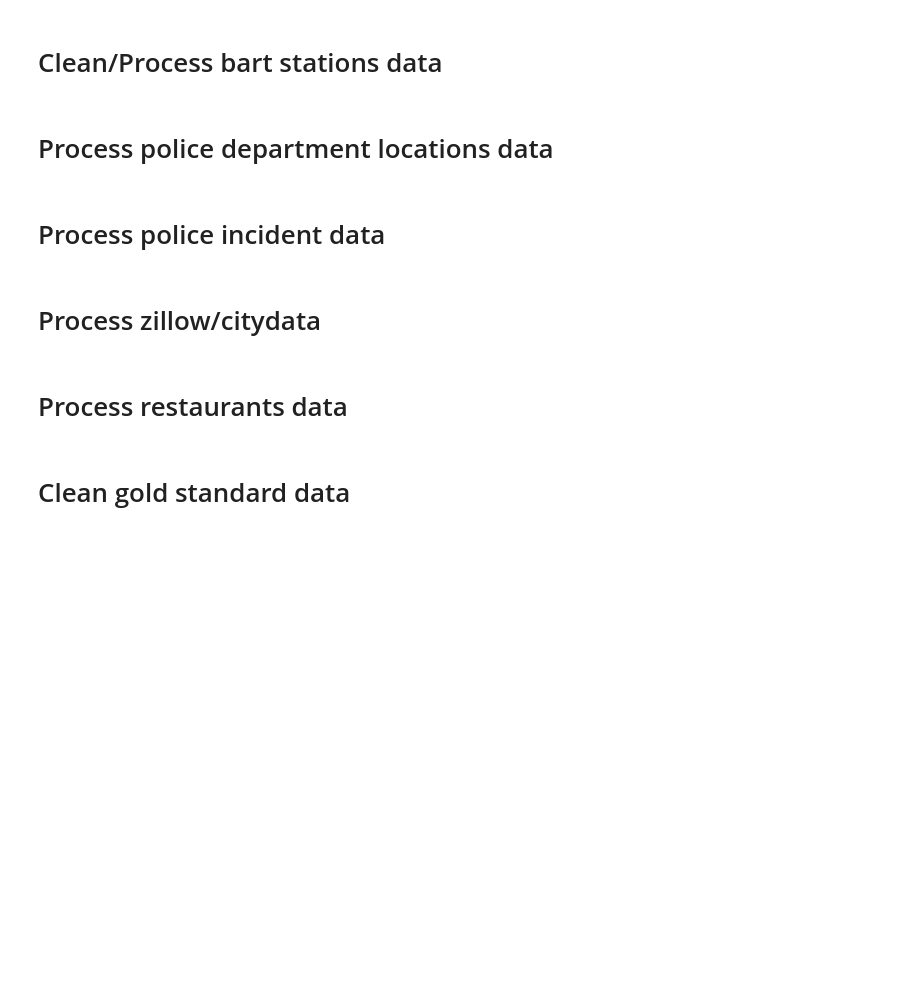
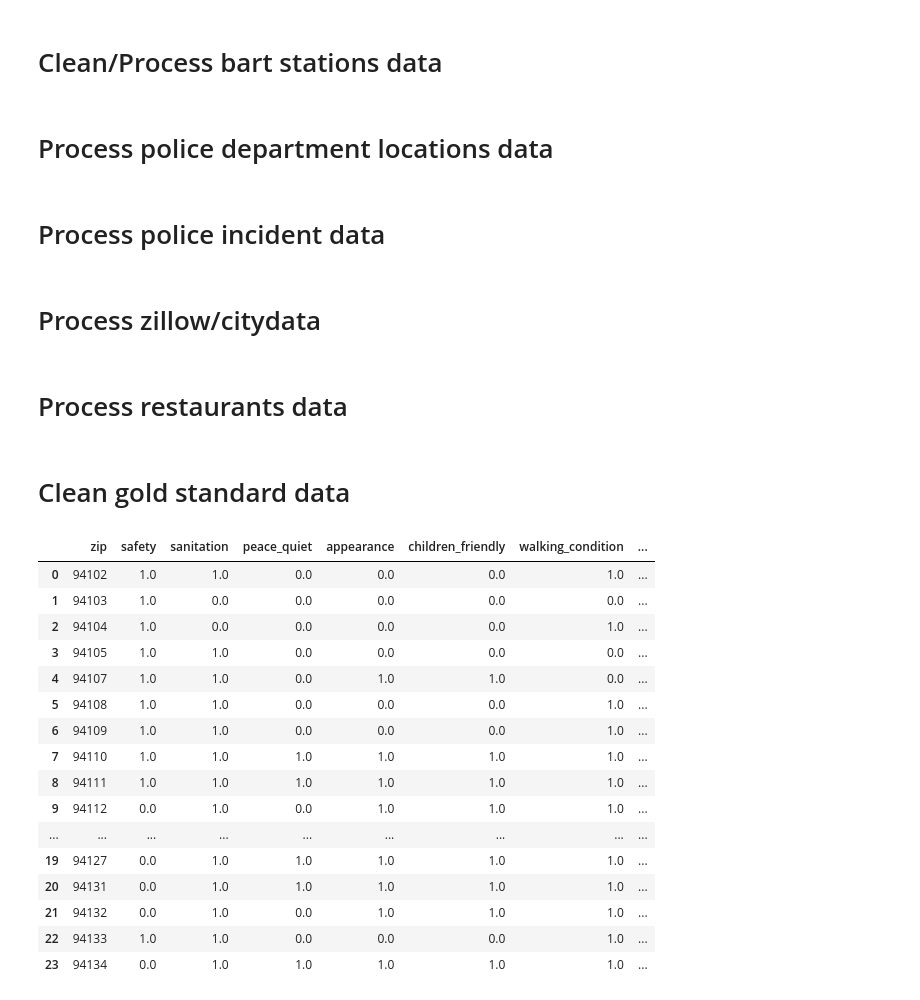
Before and after one commit to cmchu/SFpal, a Jupyter notebook: development/Clean_Process_data.ipynb, the cells around one changed output. Saved outputs shown, nothing was run; the diff lists cells and outputs as text; code cells hidden in the pictures; blank space fills up the shorter version.

Commit message:
updated cleaning process of the gold standard data

```diff
--- a/development/Clean_Process_data.ipynb
+++ b/development/Clean_Process_data.ipynb
@@ -146,7 +146,7 @@ gold_standard["lat_long"] = gold_standard[["lat", "lon"]].apply(lambda x: str(tu
 # add zip code field to GOLD STANDARD using spatial join
 gold_standard = spatial_join_zipcode(gold_standard, communities)
 gold_standard["zip"] = gold_standard["zip"].astype(np.int64)
-gold_standard = gold_standard.drop(["location", "lat", "lon", "lat_long", "geometry", "area", "length", "po_name", "state", "safety", "restaurants"], axis=1)
+gold_standard = gold_standard.drop(["location", "lat", "lon", "lat_long", "geometry", "area", "length", "po_name", "state", "greenery", "safety", "restaurants"], axis=1)
 # %%
 gold_standard = gold_standard.groupby(["zip"], as_index=False).mean()
 # %%
@@ -160,8 +160,8 @@ gold_standard["appearance"][gold_standard["appearance"] <= .5] = 0
 gold_standard["appearance"][gold_standard["appearance"] > .5] = 1
 gold_standard["children_friendly"][gold_standard["children_friendly"] <= .5] = 0
 gold_standard["children_friendly"][gold_standard["children_friendly"] > .5] = 1
-gold_standard["greenery"][gold_standard["greenery"] < .5] = 0
-gold_standard["greenery"][gold_standard["greenery"] >= .5] = 1
+# gold_standard["greenery"][gold_standard["greenery"] < .5] = 0
+# gold_standard["greenery"][gold_standard["greenery"] >= .5] = 1
 gold_standard["walking_condition"][gold_standard["walking_condition"] <= .5] = 0
 gold_standard["walking_condition"][gold_standard["walking_condition"] > .5] = 1
 # gold_standard["restaurants"][gold_standard["restaurants"] <= .4] = 0
@@ -230,12 +230,35 @@ temp["zip"] = temp["zip"].astype(np.int64)
 gold_standard = gold_standard.merge(temp, on="zip", how="left")
 
 # adding zillow_citydata - binary
-temp = zillow_citydata.groupby(["zip"], as_index=False).mean()[["zip", "ZRent"]].rename(columns={'ZRent':'avg_rent'})
+zillow_citydata["avg_rent"] = zillow_citydata["ZRent"]/zillow_citydata["sqft"]*450
+temp = zillow_citydata.groupby(["zip"], as_index=False).mean()[["zip", "avg_rent"]]
 gold_standard = gold_standard.merge(temp, on="zip", how="left")
 
 # set all NaN values to 0
 gold_standard = gold_standard.fillna(0)
 # %%
 gold_standard["similarity"] = 0
-gold_standard[["zip", "safety"]+[colname for colname in gold_standard.columns if colname not in ["zip", "safety"]]]
+gold_standard = gold_standard[["zip","safety","sanitation","peace_quiet","appearance","children_friendly",
+                              "walking_condition","restaurants","coffee","nightlife","dog_friendly",
+                               "construction","parks","schools","bart_stations","avg_rent","similarity"]]
 gold_standard.to_csv('../data/clean_data/gold_standard.csv', index=False)
+# %%
+gold_standard
+# %% [output]
+|  | zip | safety | sanitation | peace_quiet | appearance | children_friendly | walking_condition | ... |
+| 0 | 94102 | 1.0 | 1.0 | 0.0 | 0.0 | 0.0 | 1.0 | ... |
+| 1 | 94103 | 1.0 | 0.0 | 0.0 | 0.0 | 0.0 | 0.0 | ... |
+| 2 | 94104 | 1.0 | 0.0 | 0.0 | 0.0 | 0.0 | 1.0 | ... |
+| 3 | 94105 | 1.0 | 1.0 | 0.0 | 0.0 | 0.0 | 0.0 | ... |
+| 4 | 94107 | 1.0 | 1.0 | 0.0 | 1.0 | 1.0 | 0.0 | ... |
+| 5 | 94108 | 1.0 | 1.0 | 0.0 | 0.0 | 0.0 | 1.0 | ... |
+| 6 | 94109 | 1.0 | 1.0 | 0.0 | 0.0 | 0.0 | 1.0 | ... |
+| 7 | 94110 | 1.0 | 1.0 | 1.0 | 1.0 | 1.0 | 1.0 | ... |
+| 8 | 94111 | 1.0 | 1.0 | 1.0 | 1.0 | 1.0 | 1.0 | ... |
+| 9 | 94112 | 0.0 | 1.0 | 0.0 | 1.0 | 1.0 | 1.0 | ... |
+| ... | ... | ... | ... | ... | ... | ... | ... | ... |
+| 19 | 94127 | 0.0 | 1.0 | 1.0 | 1.0 | 1.0 | 1.0 | ... |
+| 20 | 94131 | 0.0 | 1.0 | 1.0 | 1.0 | 1.0 | 1.0 | ... |
+| 21 | 94132 | 0.0 | 1.0 | 0.0 | 1.0 | 1.0 | 1.0 | ... |
+| 22 | 94133 | 1.0 | 1.0 | 0.0 | 0.0 | 0.0 | 1.0 | ... |
+| 23 | 94134 | 0.0 | 1.0 | 1.0 | 1.0 | 1.0 | 1.0 | ... |
```
